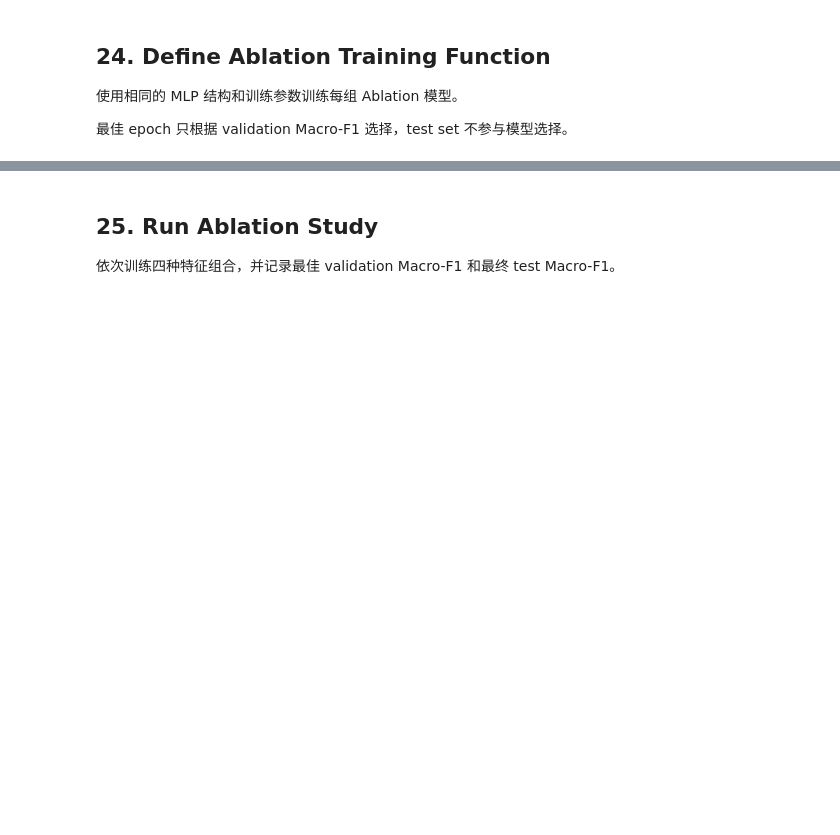
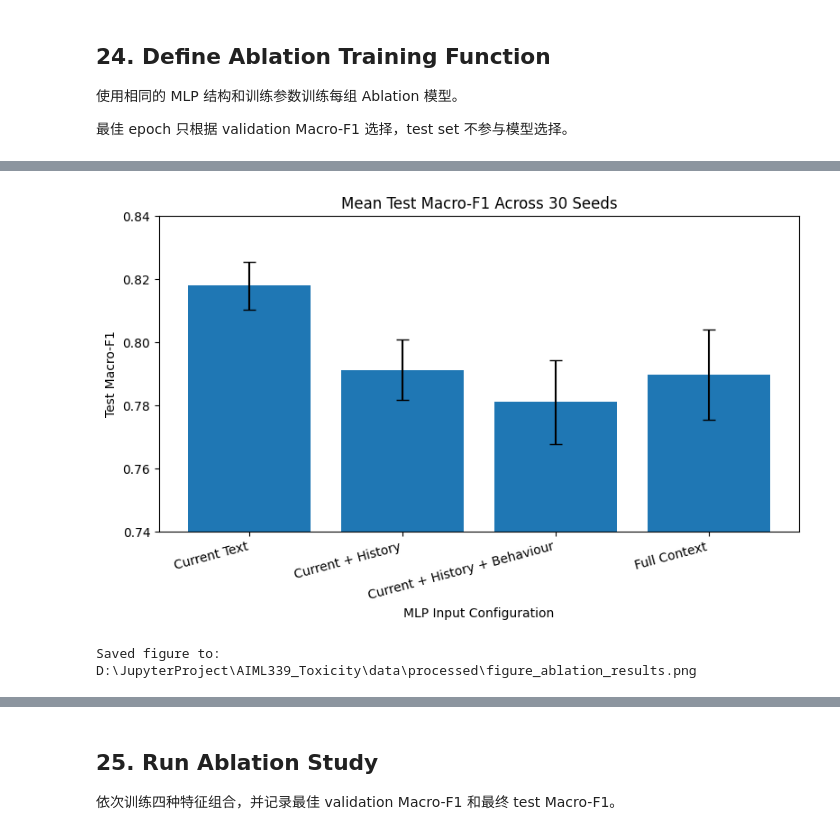
Before and after one commit to edwardyff216/aiml339, a Jupyter notebook: NoteBooks/06_evaluation.ipynb, the cells around one changed output, grey strips where cells are left out. Drawn from its saved outputs; the diff is of its cells as text; code cells hidden in the pictures; blank space fills up the shorter version.

Commit message:
Update notebooks and evaluation results

```diff
--- a/NoteBooks/06_evaluation.ipynb
+++ b/NoteBooks/06_evaluation.ipynb
@@ -1484,0 +1606,72 @@ def train_ablation_model(
+# %%
+import pandas as pd
+import matplotlib.pyplot as plt
+from pathlib import Path
+
+# Project path
+PROJECT_ROOT = Path(
+    r"D:\JupyterProject\AIML339_Toxicity"
+)
+
+summary_path = (
+    PROJECT_ROOT
+    / "data"
+    / "processed"
+    / "repeated_ablation_summary.csv"
+)
+
+summary_df = pd.read_csv(summary_path)
+
+display(summary_df)
+
+# Order used in the report
+plot_order = [
+    "Current Text",
+    "Current + History",
+    "Current + History + Behaviour",
+    "Full Context"
+]
+
+plot_df = (
+    summary_df
+    .set_index("Configuration")
+    .loc[plot_order]
+    .reset_index()
+)
+
+plt.figure(figsize=(8, 5))
+
+plt.bar(
+    plot_df["Configuration"],
+    plot_df["Test_Macro_F1_Mean"],
+    yerr=plot_df["Test_Macro_F1_Std"],
+    capsize=5
+)
+
+plt.ylabel("Test Macro-F1")
+plt.xlabel("MLP Input Configuration")
+plt.title("Mean Test Macro-F1 Across 30 Seeds")
+
+plt.ylim(0.74, 0.84)
+plt.xticks(rotation=15, ha="right")
+
+plt.tight_layout()
+
+figure_path = (
+    PROJECT_ROOT
+    / "data"
+    / "processed"
+    / "figure_ablation_results.png"
+)
+
+plt.savefig(
+    figure_path,
+    dpi=300,
+    bbox_inches="tight"
+)
+
+plt.show()
+
+print("Saved figure to:")
+print(figure_path)
+# %% [output]
@@ -1484,0 +1683,3 @@ def train_ablation_model(
+[figure, added]
+Saved figure to:
+D:\JupyterProject\AIML339_Toxicity\data\processed\figure_ablation_results.png
```
Also changed, not shown: parts of 21 cells of this notebook, 12 other files.
